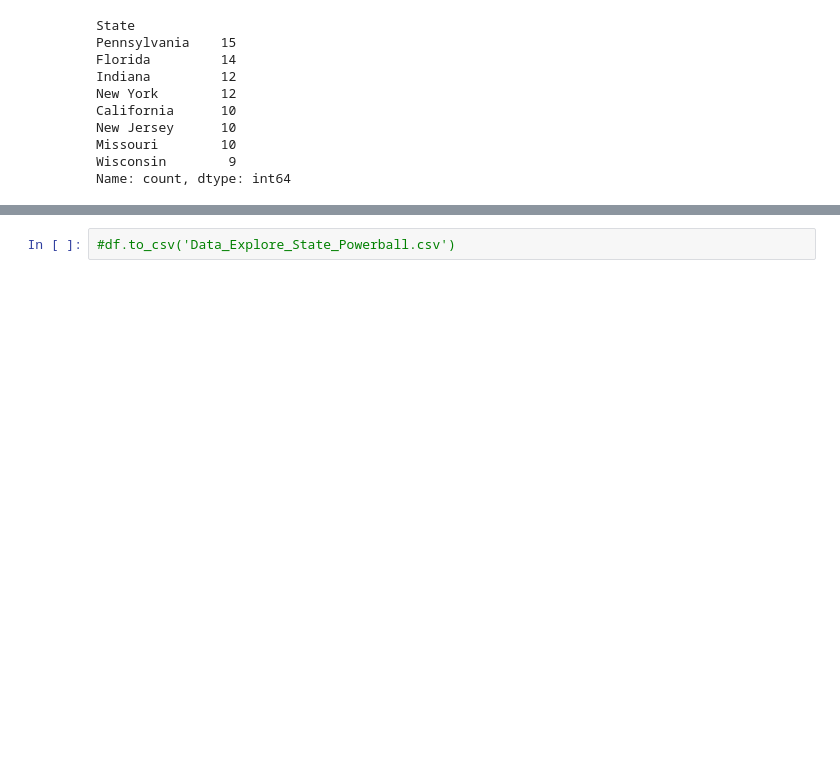
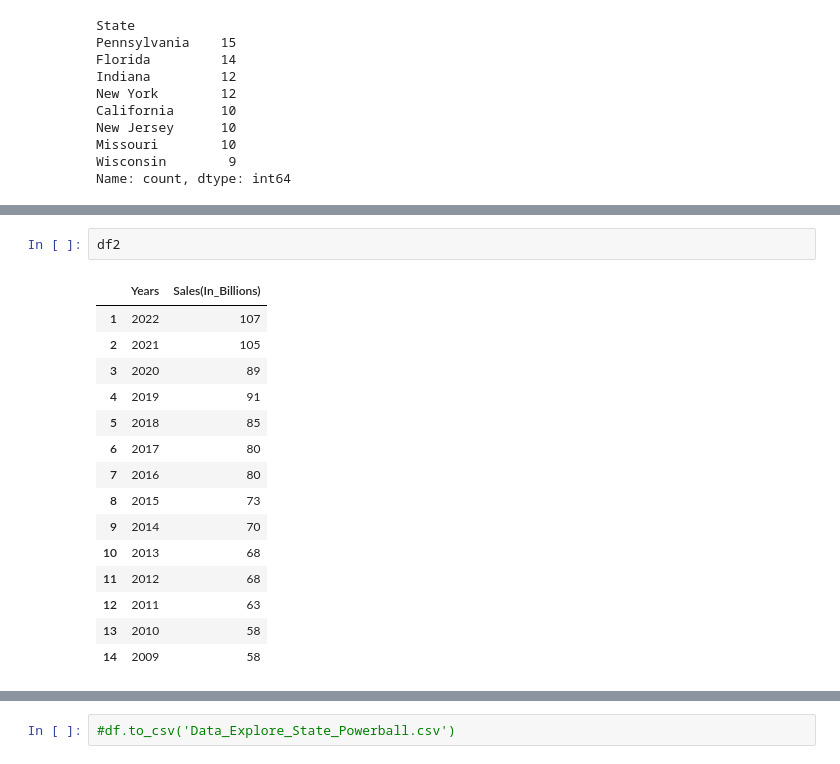
Before and after one commit to MouZer77/Powerball-Project, a Jupyter notebook: Data_Explore_State_Powerball.ipynb, the cells around one changed output, grey strips where cells are left out. Saved outputs shown, nothing was run; the diff lists cells and outputs as text; blank space fills up the shorter version.

```diff
--- a/Data_Explore_State_Powerball.ipynb
+++ b/Data_Explore_State_Powerball.ipynb
@@ -246,0 +400,18 @@ money.mean()
+# %%
+df2
+# %% [output]
+|  | Years | Sales(In_Billions) |
+| 1 | 2022 | 107 |
+| 2 | 2021 | 105 |
+| 3 | 2020 | 89 |
+| 4 | 2019 | 91 |
+| 5 | 2018 | 85 |
+| 6 | 2017 | 80 |
+| 7 | 2016 | 80 |
+| 8 | 2015 | 73 |
+| 9 | 2014 | 70 |
+| 10 | 2013 | 68 |
+| 11 | 2012 | 68 |
+| 12 | 2011 | 63 |
+| 13 | 2010 | 58 |
+| 14 | 2009 | 58 |
```
Also changed, not shown: parts of 33 cells of this notebook.
